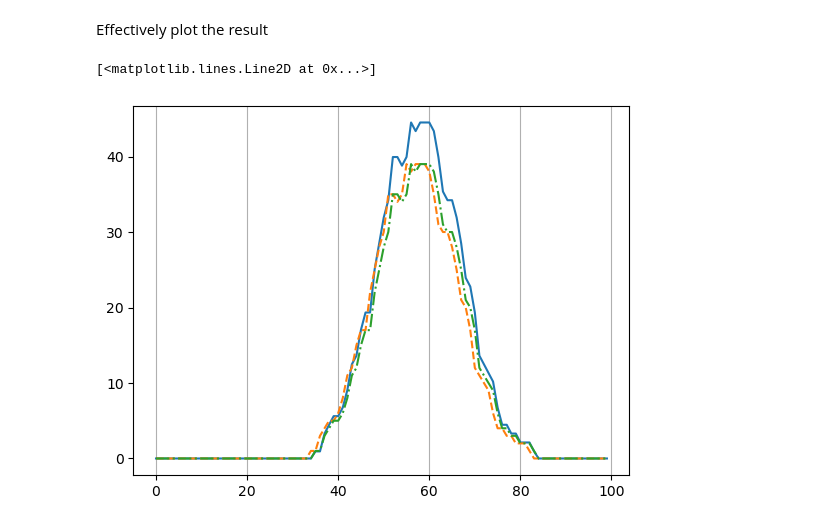
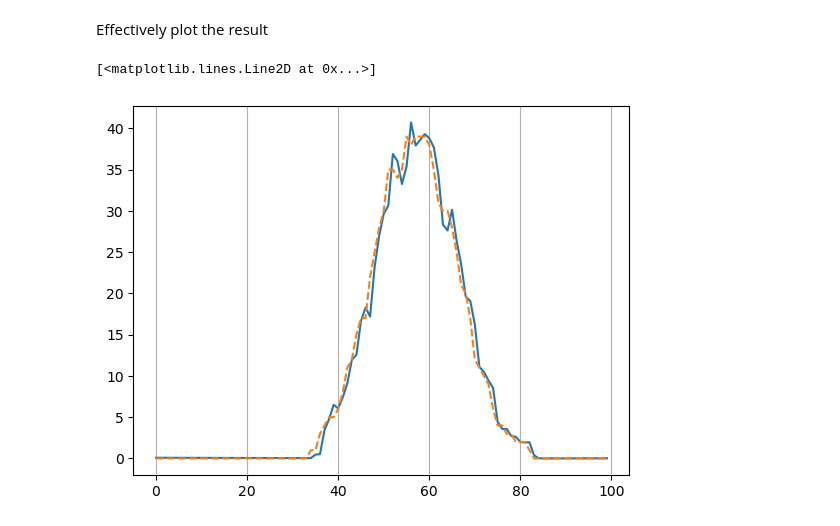
Before and after one commit to cric96/code-2022-aarhus-gnn, a Jupyter notebook: index.ipynb, the cells around one changed output. Cells and saved outputs as stored; diff of their text form; code cells hidden in the pictures.

```diff
--- a/index.ipynb
+++ b/index.ipynb
@@ -194,11 +173,11 @@ class RecurrentGraphGru(torch.nn.Module):
 # %% [raw]
 In this case, each node has only one feature (i.e., the value that they perceive in a certain moment).
 # %%
-model = RecurrentGraphGru(node_features = 1, output = 1)
+model = RecurrentGCN(node_features = 1)
 # %% [markdown]
 You can load the weight from one of the best previous training
 # %%
-weight = torch.load("data/model-best-middle-end")
+weight = torch.load("data/model-best-so-far")
 model.load_state_dict(weight)
 # %% [output]
 <All keys matched successfully>
@@ -225,7 +204,7 @@ gc.collect()
 # %%
 optimizer = torch.optim.Adam(model.parameters(), lr=0.03)
 model.train()
-training_bar = tqdm(range(200))
+training_bar = tqdm(range(10))
 for epoch in training_bar:
     const_for_epoch = 0
     for simulation in torch_graph_train[:5]:
@@ -298,11 +269,11 @@ def evaluation_pass(snapshosts, model, memory_adjust=None):
     h = None
     for (index, snapshot) in enumerate(snapshosts[:-1]):
         x = snapshot.x
-        #if(center != None):
+        #if(center != None): ## To check if everything is ok with the spatial notion
         #   x_center = snapshot.x[center]
         #   x = torch.zeros(snapshot.x.shape)
         #   x[center] = x_center
-        (y_hat, _) = model(x, snapshot.edge_index, snapshot.edge_attr, h)
+        (y_hat, h) = model(x, snapshot.edge_index, snapshot.edge_attr, h)
         if(center != None and h != None):
             zeros = torch.zeros(h.shape)
             zeros[center] = h[center]
@@ -411,8 +382,8 @@ Effectively plot the result
 # %%
 plt.plot(computed)
 plt.grid(axis='x')
 plt.plot(y, linestyle='dashed')
-plt.plot(perception_trajectory, linestyle='-.')
+#plt.plot(perception_trajectory, linestyle='-.')
 # %% [output]
 [<matplotlib.lines.Line2D at 0x...>]
-[figure, old version]
+[figure, new version]
```
Also changed, not shown: parts of 11 cells of this notebook.
